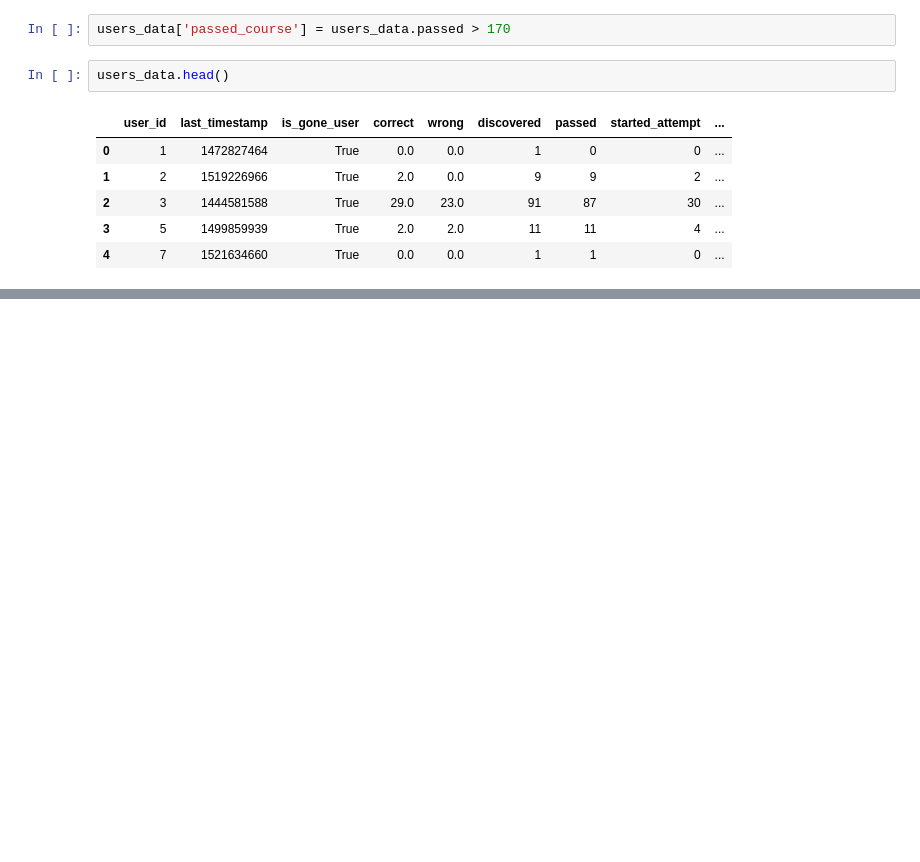
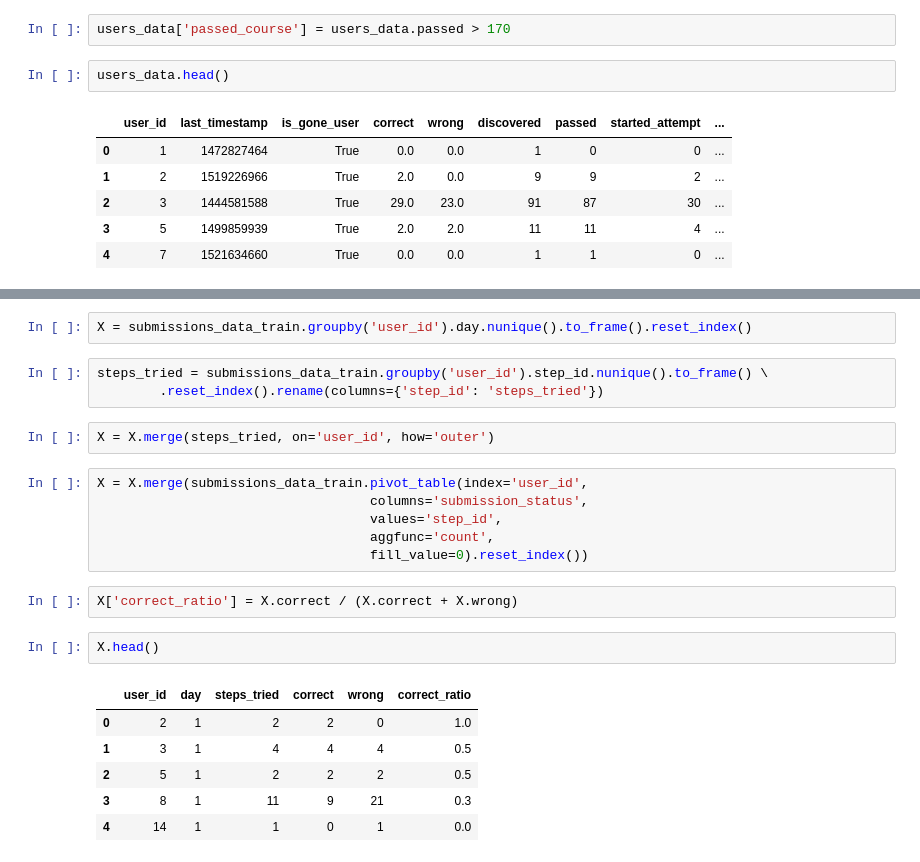
Before and after one commit to matherialist/Stepik-ML-contest, a Jupyter notebook: Stepik_ML_Contest.ipynb, the cells around one changed output, grey strips where cells are left out. Drawn from its saved outputs; the diff is of its cells as text; blank space fills up the shorter version.

```diff
--- a/Stepik_ML_Contest.ipynb
+++ b/Stepik_ML_Contest.ipynb
@@ -131,0 +168,24 @@ users_data.head()
+# %%
+X = submissions_data_train.groupby('user_id').day.nunique().to_frame().reset_index()
+# %%
+steps_tried = submissions_data_train.groupby('user_id').step_id.nunique().to_frame() \
+        .reset_index().rename(columns={'step_id': 'steps_tried'})
+# %%
+X = X.merge(steps_tried, on='user_id', how='outer')
+# %%
+X = X.merge(submissions_data_train.pivot_table(index='user_id',
+                                   columns='submission_status',
+                                   values='step_id',
+                                   aggfunc='count',
+                                   fill_value=0).reset_index())
+# %%
+X['correct_ratio'] = X.correct / (X.correct + X.wrong)
+# %%
+X.head()
+# %% [output]
+|  | user_id | day | steps_tried | correct | wrong | correct_ratio |
+| 0 | 2 | 1 | 2 | 2 | 0 | 1.0 |
+| 1 | 3 | 1 | 4 | 4 | 4 | 0.5 |
+| 2 | 5 | 1 | 2 | 2 | 2 | 0.5 |
+| 3 | 8 | 1 | 11 | 9 | 21 | 0.3 |
+| 4 | 14 | 1 | 1 | 0 | 1 | 0.0 |
```
Also changed, not shown: parts of 20 cells of this notebook.
